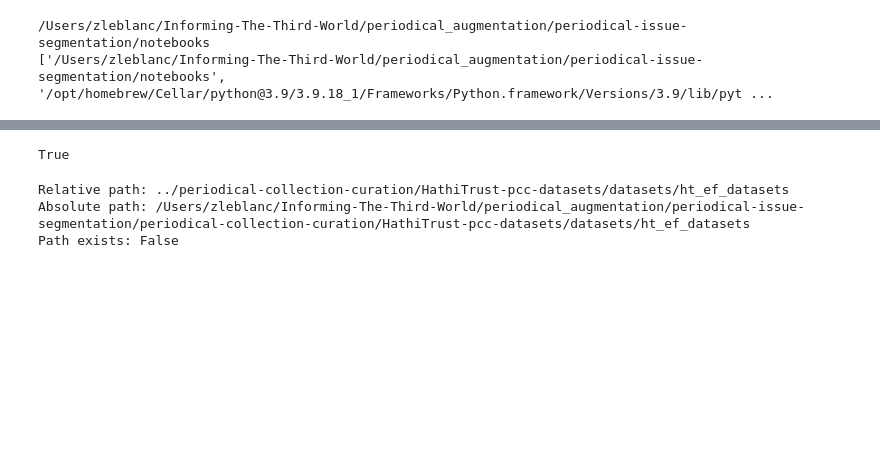
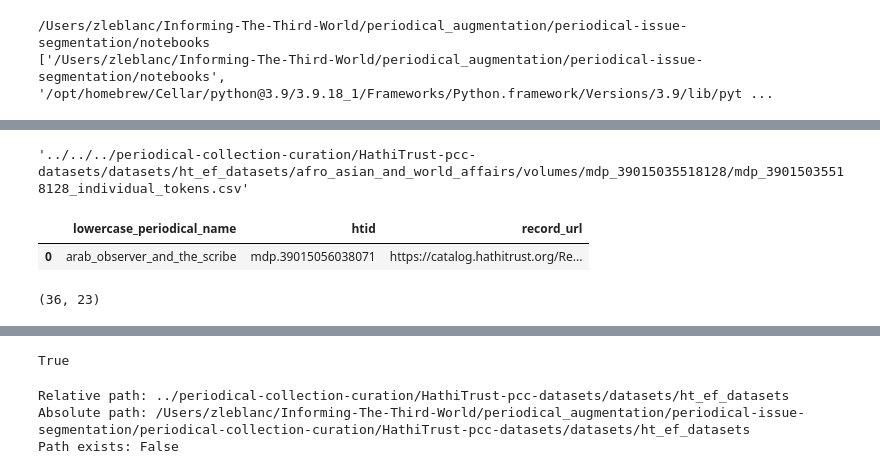
Before and after one commit to Informing-The-Third-World/periodical-wavelet-analysis, a Jupyter notebook: notebooks/TestingPaths.ipynb, the cells around one changed output, grey strips where cells are left out. Saved outputs shown, nothing was run; the diff lists cells and outputs as text; code cells hidden in the pictures; blank space fills up the shorter version.

```diff
--- a/notebooks/TestingPaths.ipynb
+++ b/notebooks/TestingPaths.ipynb
@@ -29,0 +74,17 @@ df
+# %%
+test_path = os.path.join("..", "..", "..", "periodical-collection-curation", "HathiTrust-pcc-datasets", "datasets/ht_ef_datasets/afro_asian_and_world_affairs/volumes/mdp_39015035518128/mdp_39015035518128_individual_tokens.csv")
+test_path
+# %% [output]
+'../../../periodical-collection-curation/HathiTrust-pcc-datasets/datasets/ht_ef_datasets/afro_asian_and_world_affairs/volumes/mdp_39015035518128/mdp_39015035518128_individual_tokens.csv'
+# %%
+ht_df = pd.read_csv("/Users/zleblanc/Informing-The-Third-World/periodical-collection-curation/HathiTrust-pcc-datasets/datasets/ht_ef_datasets/arab_observer_and_the_scribe/volumes/mdp_39015056038071/mdp_39015056038071_individual_tokens.csv")
+# %%
+ht_df = ht_df.rename(columns={'page': 'page_number', 'periodical_name': 'lowercase_periodical_name'})
+ht_df[0:1][['lowercase_periodical_name', 'htid', 'record_url']]
+# %% [output]
+|  | lowercase_periodical_name | htid | record_url |
+| 0 | arab_observer_and_the_scribe | mdp.39015056038071 | https://catalog.hathitrust.org/Re... |
+# %%
+subset_df.htid.nunique(), merged_annotated_df.htid.nunique()
+# %% [output]
+(36, 23)
```
Also changed, not shown: parts of 24 cells of this notebook, 1 other file.
